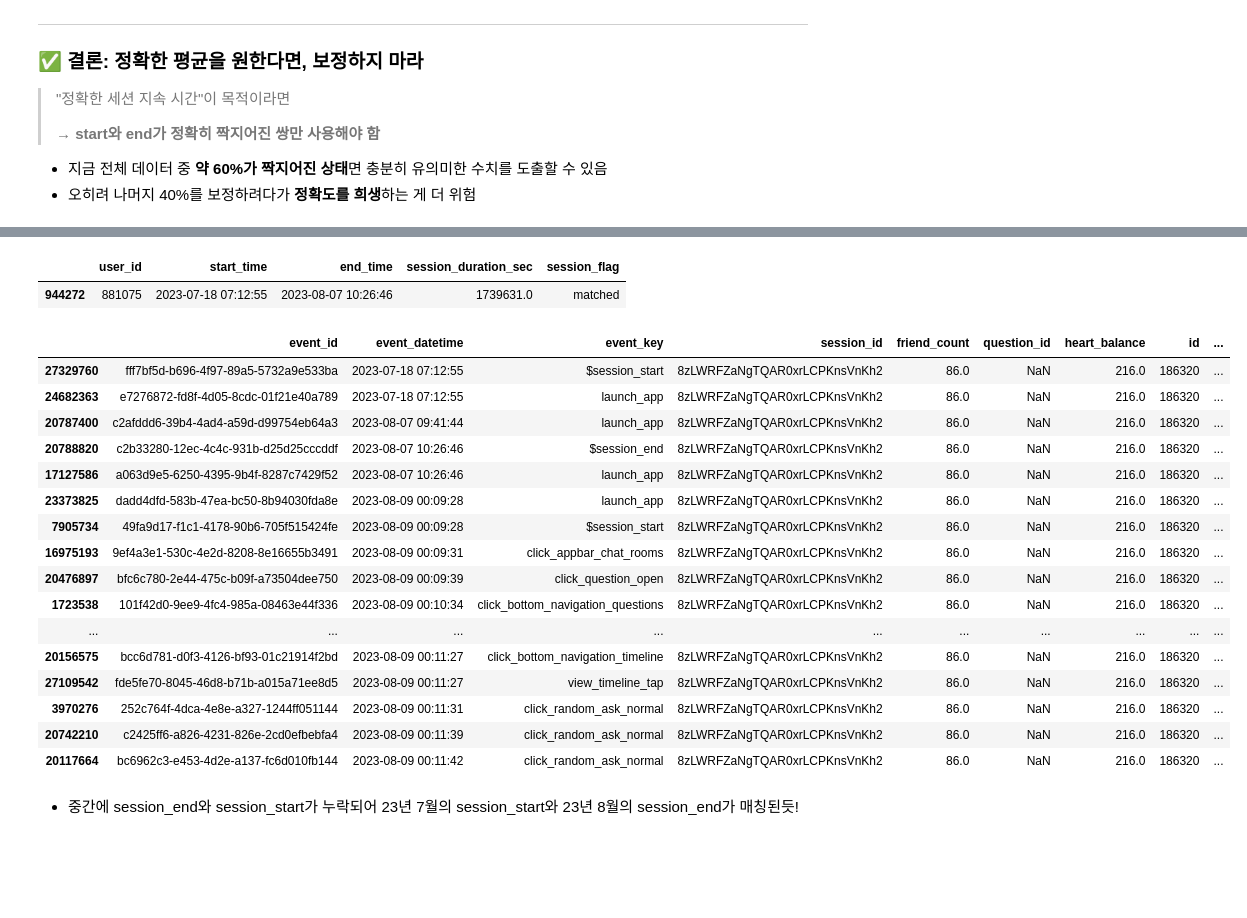
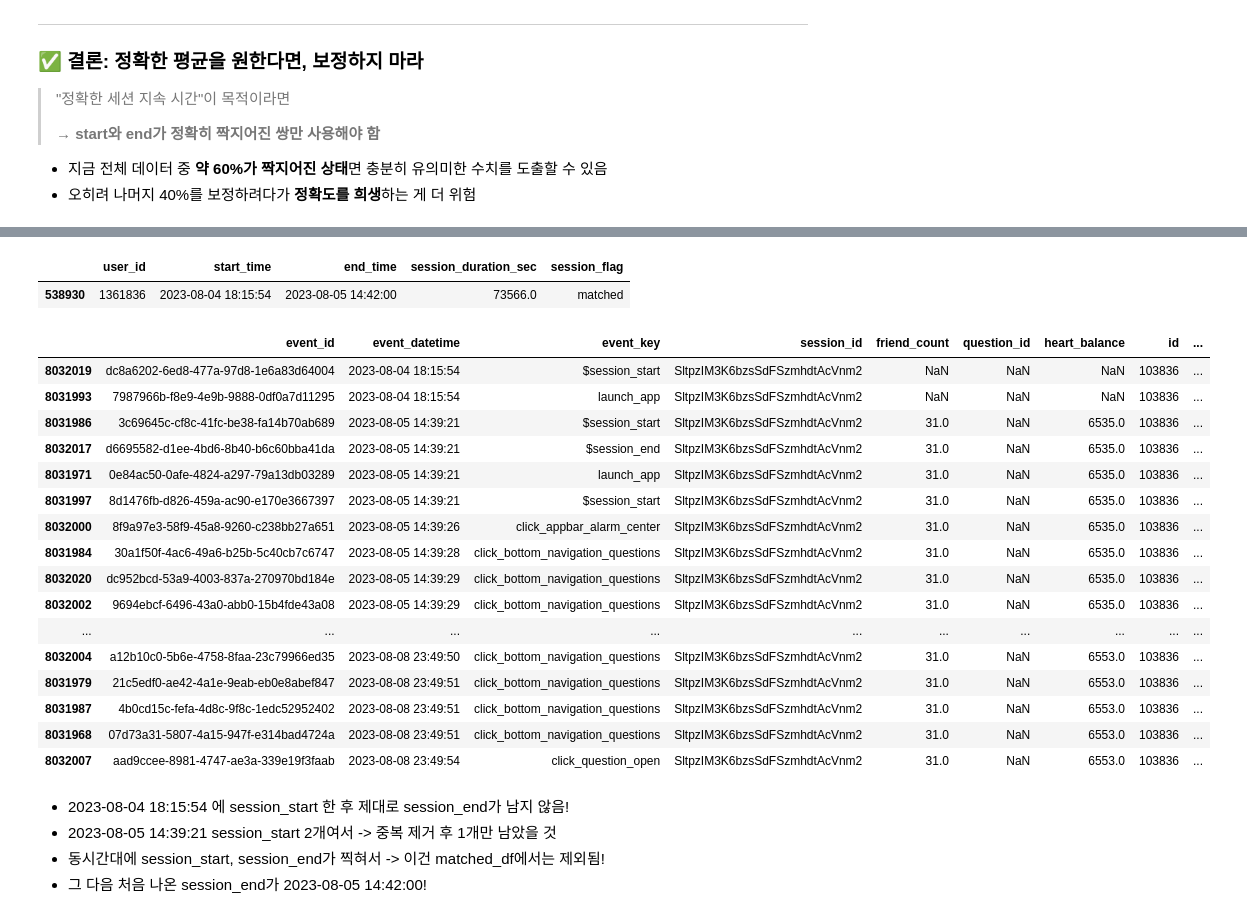
Before and after one commit to seung127/codeit_project, a Jupyter notebook: codeit-project-docker/notebooks/eda_hackle.ipynb, the cells around one changed output, grey strips where cells are left out. Cells and saved outputs as stored; diff of their text form; code cells hidden in the pictures; blank space fills up the shorter version.

```diff
--- a/codeit-project-docker/notebooks/eda_hackle.ipynb
+++ b/codeit-project-docker/notebooks/eda_hackle.ipynb
@@ -1296,9 +1301,9 @@ Passing `palette` without assigning `hue` is deprecated and will be removed in v
 # %% [markdown]
 # 지표 도출_세션 지속 시간
 # %%
-# 파일 불러오기 (properties + events 파일로!)
+# 파일 불러오기 (properties + events 파일로! // final.parquet; 정제 후 병합)
 # 경로 설정
-file_path = "gs://part4_project/hackle/final_hackle.parquet"
+file_path = "gs://part4_project/hackle/final.parquet"
 key_path = "../config/codeit_project_vm_key.json"
 
 # GCS에서 parquet 불러오기
@@ -1375,4 +1378,0 @@ final_hackle_df.drop(columns = ['id']).duplicated().sum()
-# %%
-# id 컬럼 제외하고 중복 기준으로 중복 제거
-final_hackle_df = final_hackle_df[~final_hackle_df.drop(columns=['id']).duplicated()]
-final_hackle_df.shape
@@ -2030,29 +2238,32 @@ avg_duration_df[avg_duration_df['avg_duration_sec'] == 0.0].shape[0] / avg_durat
 # %%
 # 최장 세션길이 탐색
-matched_df[matched_df['user_id'] == '881075']
+matched_df[matched_df['user_id'] == '1361836']
 # %% [output]
 |  | user_id | start_time | end_time | session_duration_sec | session_flag |
-| 944272 | 881075 | 2023-07-18 07:12:55 | 2023-08-07 10:26:46 | 1739631.0 | matched |
+| 538930 | 1361836 | 2023-08-04 18:15:54 | 2023-08-05 14:42:00 | 73566.0 | matched |
 # %%
-final_hackle_df[final_hackle_df['user_id'] == '881075'].sort_values('event_datetime')
+final_hackle_df[final_hackle_df['user_id'] == '1361836'].sort_values('event_datetime')
 # %% [output]
 |  | event_id | event_datetime | event_key | session_id | friend_count | question_id | heart_balance | id | ... |
-| 27329760 | fff7bf5d-b696-4f97-89a5-5732a9e533ba | 2023-07-18 07:12:55 | $session_start | 8zLWRFZaNgTQAR0xrLCPKnsVnKh2 | 86.0 | NaN | 216.0 | 186320 | ... |
-| 24682363 | e7276872-fd8f-4d05-8cdc-01f21e40a789 | 2023-07-18 07:12:55 | launch_app | 8zLWRFZaNgTQAR0xrLCPKnsVnKh2 | 86.0 | NaN | 216.0 | 186320 | ... |
-| 20787400 | c2afddd6-39b4-4ad4-a59d-d99754eb64a3 | 2023-08-07 09:41:44 | launch_app | 8zLWRFZaNgTQAR0xrLCPKnsVnKh2 | 86.0 | NaN | 216.0 | 186320 | ... |
-| 20788820 | c2b33280-12ec-4c4c-931b-d25d25cccddf | 2023-08-07 10:26:46 | $session_end | 8zLWRFZaNgTQAR0xrLCPKnsVnKh2 | 86.0 | NaN | 216.0 | 186320 | ... |
-| 17127586 | a063d9e5-6250-4395-9b4f-8287c7429f52 | 2023-08-07 10:26:46 | launch_app | 8zLWRFZaNgTQAR0xrLCPKnsVnKh2 | 86.0 | NaN | 216.0 | 186320 | ... |
-| 23373825 | dadd4dfd-583b-47ea-bc50-8b94030fda8e | 2023-08-09 00:09:28 | launch_app | 8zLWRFZaNgTQAR0xrLCPKnsVnKh2 | 86.0 | NaN | 216.0 | 186320 | ... |
-| 7905734 | 49fa9d17-f1c1-4178-90b6-705f515424fe | 2023-08-09 00:09:28 | $session_start | 8zLWRFZaNgTQAR0xrLCPKnsVnKh2 | 86.0 | NaN | 216.0 | 186320 | ... |
-| 16975193 | 9ef4a3e1-530c-4e2d-8208-8e16655b3491 | 2023-08-09 00:09:31 | click_appbar_chat_rooms | 8zLWRFZaNgTQAR0xrLCPKnsVnKh2 | 86.0 | NaN | 216.0 | 186320 | ... |
-| 20476897 | bfc6c780-2e44-475c-b09f-a73504dee750 | 2023-08-09 00:09:39 | click_question_open | 8zLWRFZaNgTQAR0xrLCPKnsVnKh2 | 86.0 | NaN | 216.0 | 186320 | ... |
-| 1723538 | 101f42d0-9ee9-4fc4-985a-08463e44f336 | 2023-08-09 00:10:34 | click_bottom_navigation_questions | 8zLWRFZaNgTQAR0xrLCPKnsVnKh2 | 86.0 | NaN | 216.0 | 186320 | ... |
+| 8032019 | dc8a6202-6ed8-477a-97d8-1e6a83d64004 | 2023-08-04 18:15:54 | $session_start | SltpzIM3K6bzsSdFSzmhdtAcVnm2 | NaN | NaN | NaN | 103836 | ... |
+| 8031993 | 7987966b-f8e9-4e9b-9888-0df0a7d11295 | 2023-08-04 18:15:54 | launch_app | SltpzIM3K6bzsSdFSzmhdtAcVnm2 | NaN | NaN | NaN | 103836 | ... |
+| 8031986 | 3c69645c-cf8c-41fc-be38-fa14b70ab689 | 2023-08-05 14:39:21 | $session_start | SltpzIM3K6bzsSdFSzmhdtAcVnm2 | 31.0 | NaN | 6535.0 | 103836 | ... |
+| 8032017 | d6695582-d1ee-4bd6-8b40-b6c60bba41da | 2023-08-05 14:39:21 | $session_end | SltpzIM3K6bzsSdFSzmhdtAcVnm2 | 31.0 | NaN | 6535.0 | 103836 | ... |
+| 8031971 | 0e84ac50-0afe-4824-a297-79a13db03289 | 2023-08-05 14:39:21 | launch_app | SltpzIM3K6bzsSdFSzmhdtAcVnm2 | 31.0 | NaN | 6535.0 | 103836 | ... |
+| 8031997 | 8d1476fb-d826-459a-ac90-e170e3667397 | 2023-08-05 14:39:21 | $session_start | SltpzIM3K6bzsSdFSzmhdtAcVnm2 | 31.0 | NaN | 6535.0 | 103836 | ... |
+| 8032000 | 8f9a97e3-58f9-45a8-9260-c238bb27a651 | 2023-08-05 14:39:26 | click_appbar_alarm_center | SltpzIM3K6bzsSdFSzmhdtAcVnm2 | 31.0 | NaN | 6535.0 | 103836 | ... |
+| 8031984 | 30a1f50f-4ac6-49a6-b25b-5c40cb7c6747 | 2023-08-05 14:39:28 | click_bottom_navigation_questions | SltpzIM3K6bzsSdFSzmhdtAcVnm2 | 31.0 | NaN | 6535.0 | 103836 | ... |
+| 8032020 | dc952bcd-53a9-4003-837a-270970bd184e | 2023-08-05 14:39:29 | click_bottom_navigation_questions | SltpzIM3K6bzsSdFSzmhdtAcVnm2 | 31.0 | NaN | 6535.0 | 103836 | ... |
+| 8032002 | 9694ebcf-6496-43a0-abb0-15b4fde43a08 | 2023-08-05 14:39:29 | click_bottom_navigation_questions | SltpzIM3K6bzsSdFSzmhdtAcVnm2 | 31.0 | NaN | 6535.0 | 103836 | ... |
 | ... | ... | ... | ... | ... | ... | ... | ... | ... | ... |
-| 20156575 | bcc6d781-d0f3-4126-bf93-01c21914f2bd | 2023-08-09 00:11:27 | click_bottom_navigation_timeline | 8zLWRFZaNgTQAR0xrLCPKnsVnKh2 | 86.0 | NaN | 216.0 | 186320 | ... |
-| 27109542 | fde5fe70-8045-46d8-b71b-a015a71ee8d5 | 2023-08-09 00:11:27 | view_timeline_tap | 8zLWRFZaNgTQAR0xrLCPKnsVnKh2 | 86.0 | NaN | 216.0 | 186320 | ... |
-| 3970276 | 252c764f-4dca-4e8e-a327-1244ff051144 | 2023-08-09 00:11:31 | click_random_ask_normal | 8zLWRFZaNgTQAR0xrLCPKnsVnKh2 | 86.0 | NaN | 216.0 | 186320 | ... |
-| 20742210 | c2425ff6-a826-4231-826e-2cd0efbebfa4 | 2023-08-09 00:11:39 | click_random_ask_normal | 8zLWRFZaNgTQAR0xrLCPKnsVnKh2 | 86.0 | NaN | 216.0 | 186320 | ... |
-| 20117664 | bc6962c3-e453-4d2e-a137-fc6d010fb144 | 2023-08-09 00:11:42 | click_random_ask_normal | 8zLWRFZaNgTQAR0xrLCPKnsVnKh2 | 86.0 | NaN | 216.0 | 186320 | ... |
+| 8032004 | a12b10c0-5b6e-4758-8faa-23c79966ed35 | 2023-08-08 23:49:50 | click_bottom_navigation_questions | SltpzIM3K6bzsSdFSzmhdtAcVnm2 | 31.0 | NaN | 6553.0 | 103836 | ... |
+| 8031979 | 21c5edf0-ae42-4a1e-9eab-eb0e8abef847 | 2023-08-08 23:49:51 | click_bottom_navigation_questions | SltpzIM3K6bzsSdFSzmhdtAcVnm2 | 31.0 | NaN | 6553.0 | 103836 | ... |
+| 8031987 | 4b0cd15c-fefa-4d8c-9f8c-1edc52952402 | 2023-08-08 23:49:51 | click_bottom_navigation_questions | SltpzIM3K6bzsSdFSzmhdtAcVnm2 | 31.0 | NaN | 6553.0 | 103836 | ... |
+| 8031968 | 07d73a31-5807-4a15-947f-e314bad4724a | 2023-08-08 23:49:51 | click_bottom_navigation_questions | SltpzIM3K6bzsSdFSzmhdtAcVnm2 | 31.0 | NaN | 6553.0 | 103836 | ... |
+| 8032007 | aad9ccee-8981-4747-ae3a-339e19f3faab | 2023-08-08 23:49:54 | click_question_open | SltpzIM3K6bzsSdFSzmhdtAcVnm2 | 31.0 | NaN | 6553.0 | 103836 | ... |
 # %% [markdown]
-- 중간에 session_end와 session_start가 누락되어 23년 7월의 session_start와 23년 8월의 session_end가 매칭된듯!
+- 2023-08-04 18:15:54 에 session_start 한 후 제대로 session_end가 남지 않음!
+- 2023-08-05 14:39:21 session_start 2개여서 -> 중복 제거 후 1개만 남았을 것
+- 동시간대에 session_start, session_end가 찍혀서 -> 이건 matched_df에서는 제외됨!
+- 그 다음 처음 나온 session_end가 2023-08-05 14:42:00!
 # %%
```
Also changed, not shown: parts of 62 cells of this notebook.
